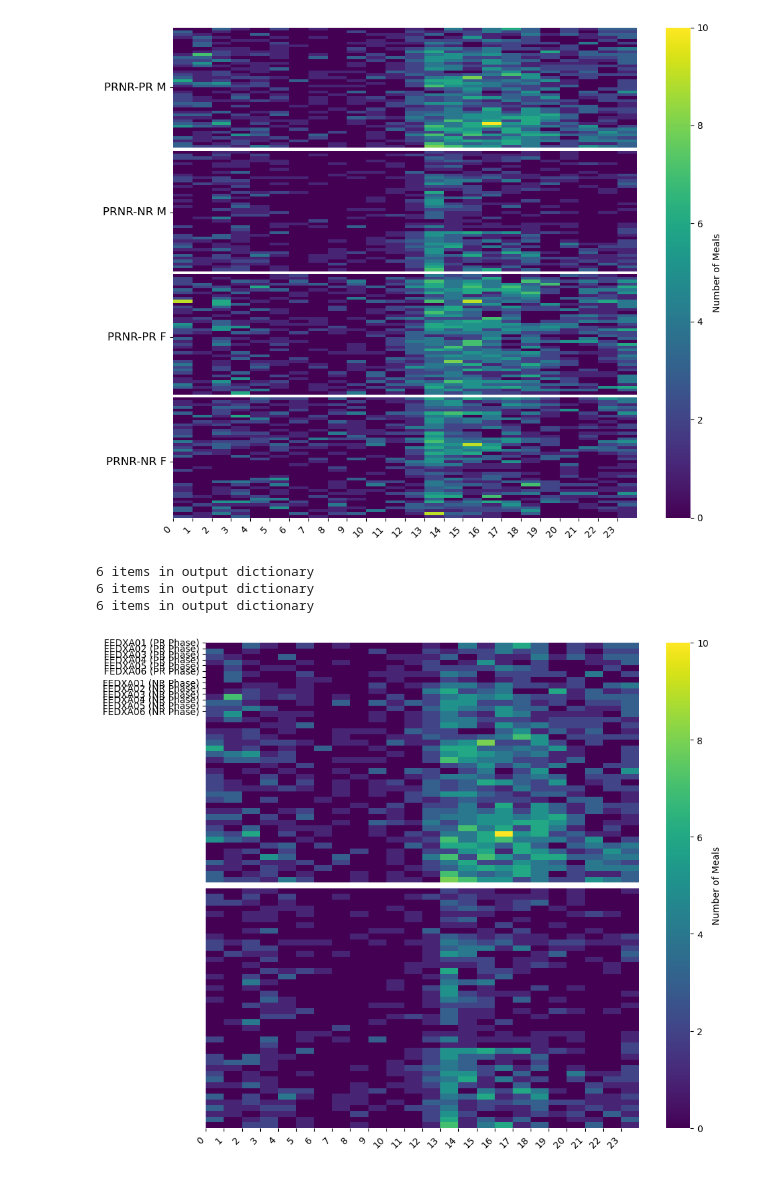
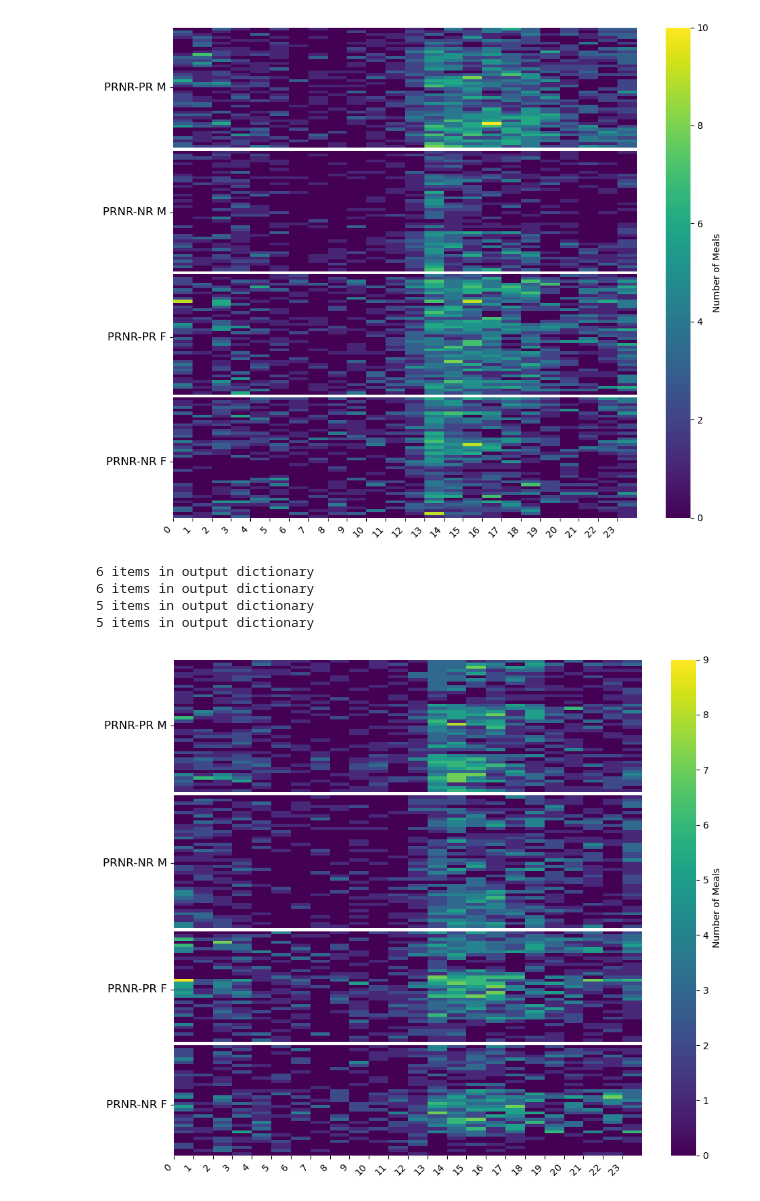
Before and after one commit to Htbibalan/FEDProtein, a Jupyter notebook: notebooks/FEDPROTEIN_NEW_MEAL_PLOTTING_UPDATE_V1.ipynb, the cells around one changed output. Saved outputs shown, nothing was run; the diff lists cells and outputs as text; code cells hidden in the pictures.

Commit message:
STATS_PLOTTING
updating files with new plots and statstical analysis with Pandas packages

```diff
--- a/notebooks/FEDPROTEIN_NEW_MEAL_PLOTTING_UPDATE_V1.ipynb
+++ b/notebooks/FEDPROTEIN_NEW_MEAL_PLOTTING_UPDATE_V1.ipynb
@@ -3066,24 +3255,24 @@ import numpy as np
 import seaborn as sns
 import matplotlib.pyplot as plt
 
-def hourly_meals_heatmap(data1, data2, mouse_ids1, mouse_ids2, ax=None, labels=["PR Phase", "NR Phase"], tick_step=1, **kwargs):
+def hourly_meals_heatmap(data1, data2, data3, data4, ax=None, labels=["NRPR-NR M", "PRNR-NR M", "NRPR-NR F", "PRNR-NR F"], tick_step=1, **kwargs):
     """
-    Create a heatmap of hourly meals for two groups of male mice, ensuring proper label separation and mouse ID inclusion.
+    Create a heatmap of hourly meals for four groups of male and female mice, ensuring proper label separation.
 
     Parameters
     ----------
     data1 : list
-        List contains hourly meals data for group 1 (PR phase).
+        List contains hourly meals data for group 1 (e.g., NRPR-NR M).
     data2 : list
-        List contains hourly meals data for group 2 (NR phase).
-    mouse_ids1 : list
-        Mouse IDs for group 1 (PR phase).
-    mouse_ids2 : list
-        Mouse IDs for group 2 (NR phase).
+        List contains hourly meals data for group 2 (e.g., PRNR-NR M).
+    data3 : list
+        List contains hourly meals data for group 3 (e.g., NRPR-NR F).
+    data4 : list
+        List contains hourly meals data for group 4 (e.g., PRNR-NR F).
     ax : matplotlib.axes.Axes, optional
         Axes to plot on, a new Figure and Axes are created if not passed.
     labels : list of str, optional
-        Labels for the datasets (groups), by default ["PR Phase", "NR Phase"].
+        Labels for the datasets (groups), by default ["NRPR-NR M", "PRNR-NR M", "NRPR-NR F", "PRNR-NR F"].
     tick_step : int, optional
         Step size for the x-axis ticks to avoid overcrowding, by default 1.
 
@@ -3097,53 +3286,53 @@ def hourly_meals_heatmap(data1, data2, mouse_ids1, mouse_ids2, ax=None, labels=[
     # Flatten the hourly meals data and convert into a 2D array
     hourly_meals1 = np.array(tp.flatten_list(data1))
     hourly_meals2 = np.array(tp.flatten_list(data2))
+    hourly_meals3 = np.array(tp.flatten_list(data3))
+    hourly_meals4 = np.array(tp.flatten_list(data4))
 
-    # Combine mouse IDs
-    y_labels1 = [f"{mouse_id} ({labels[0]})" for mouse_id in mouse_ids1]
-    y_labels2 = [f"{mouse_id} ({labels[1]})" for mouse_id in mouse_ids2]
-
-    # Add padding between the two datasets
+    # Add padding between the datasets
     padding = np.full((1, hourly_meals1.shape[1]), np.nan)  # NaN for clear separation
-    data_matrix = np.vstack([hourly_meals1, padding, hourly_meals2])
+    data_matrix = np.vstack([hourly_meals1, padding, hourly_meals2, padding, hourly_meals3, padding, hourly_meals4])
 
     # Create the heatmap
     sns.heatmap(data_matrix, ax=ax, cmap="viridis", cbar_kws={'label': 'Number of Meals'}, **kwargs)
 
     # Set Y-tick labels and positions, ensuring separation
-    y_ticks = np.arange(len(mouse_ids1) + len(mouse_ids2) + 1)  # +1 for padding
-    combined_labels = y_labels1 + [""] + y_labels2  # Empty string for padding
-
-    ax.set_yticks(np.arange(len(combined_labels)))  # Adjust the y-ticks to match the labels
-    ax.set_yticklabels(combined_labels, rotation=0, va="center", fontsize=10)
+    group_lengths = [hourly_meals1.shape[0], hourly_meals2.shape[0], hourly_meals3.shape[0], hourly_meals4.shape[0]]
+    y_positions = np.cumsum(group_lengths) - np.array(group_lengths) / 2 + np.arange(len(group_lengths)) * 1.5  # Add 1.5 space between groups
+    ax.set_yticks(y_positions)
+    ax.set_yticklabels(labels, rotation=0, va="center", fontsize=12)
 
     # Set X-axis ticks (hour of the day)
     ax.set_xticks(np.arange(0, 24, tick_step))
     ax.set_xticklabels([str(i) for i in range(24)], rotation=45, ha='right')
 
     # Adjust layout to avoid label overlapping
     plt.tight_layout()
 
     return ax
 
-# Fetching the hourly meals data for PR and NR phases of male mice (order 2)
+# Fetching the hourly meals data for NRPR-NR and PRNR-NR male and female mice
+nrpr_male_selector = {"order": 1, "sex": "M"}
 prnr_male_selector = {"order": 2, "sex": "M"}
+nrpr_female_selector = {"order": 1, "sex": "F"}
+prnr_female_selector = {"order": 2, "sex": "F"}
 
-pr_hourly_meals_m = get_data_fields(mice, ["pr_hourly_meals"], prnr_male_selector)
-nr_hourly_meals_m = get_data_fields(mice, ["nr_hourly_meals"], prnr_male_selector)
-
-# Getting the mouse IDs for each group
-mouse_ids_prnr = list(get_data_subset(mice, prnr_male_selector).keys())
+pr_hourly_meals_m_prnr = get_data_fields(mice, ["pr_hourly_meals"], nrpr_male_selector)
+nr_hourly_meals_m_prnr = get_data_fields(mice, ["nr_hourly_meals"], nrpr_male_selector)
+pr_hourly_meals_f_prnr = get_data_fields(mice, ["pr_hourly_meals"], nrpr_female_selector)
+nr_hourly_meals_f_prnr = get_data_fields(mice, ["nr_hourly_meals"], nrpr_female_selector)
 
 # Plotting the heatmap
 fig, ax = plt.subplots(figsize=(10, 8))
 
-hourly_meals_heatmap(pr_hourly_meals_m, nr_hourly_meals_m,
-                     mouse_ids1=mouse_ids_prnr, mouse_ids2=mouse_ids_prnr,
-                     ax=ax, labels=["PR Phase", "NR Phase"], tick_step=1)
+hourly_meals_heatmap(pr_hourly_meals_m_prnr, nr_hourly_meals_m_prnr,
+                     pr_hourly_meals_f_prnr, nr_hourly_meals_f_prnr,
+                     ax=ax, labels=["PRNR-PR M", "PRNR-NR M", "PRNR-PR F", "PRNR-NR F"], tick_step=1)
 
 plt.show()
 # %% [output]
 6 items in output dictionary
 6 items in output dictionary
-6 items in output dictionary
+5 items in output dictionary
+5 items in output dictionary
-[figure, old version]
+[figure, new version]
```
Also changed, not shown: parts of 4 cells of this notebook, 5 other files.
